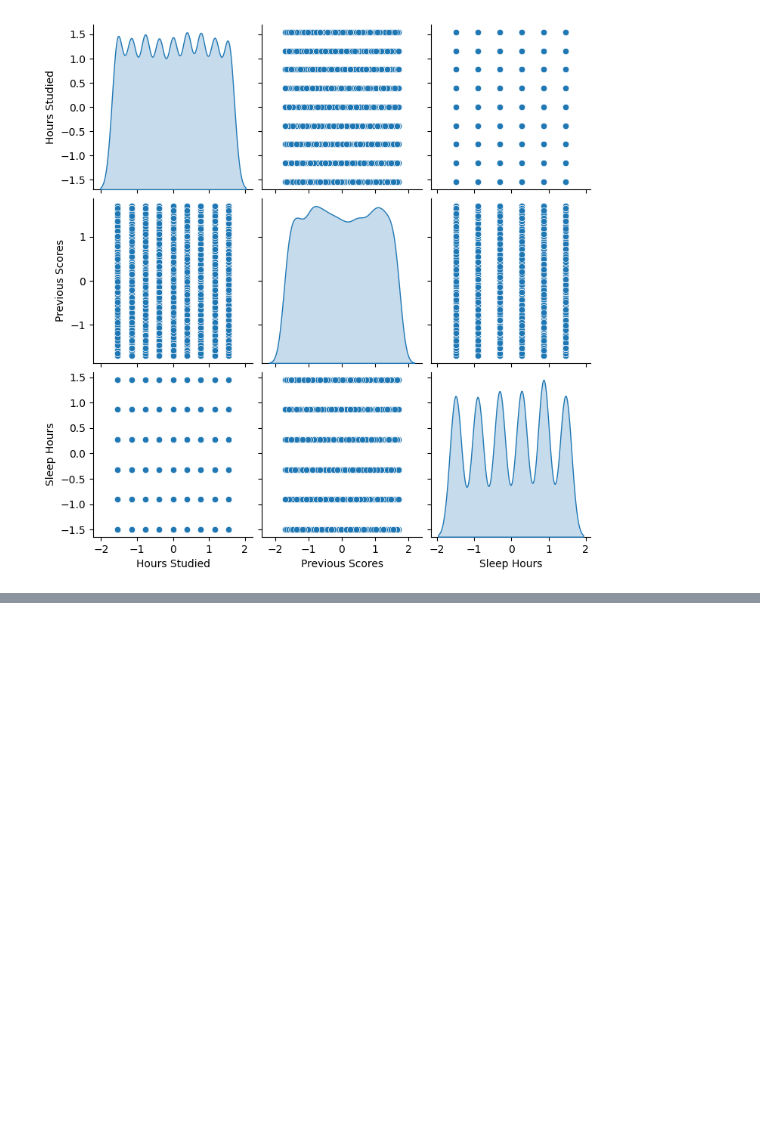
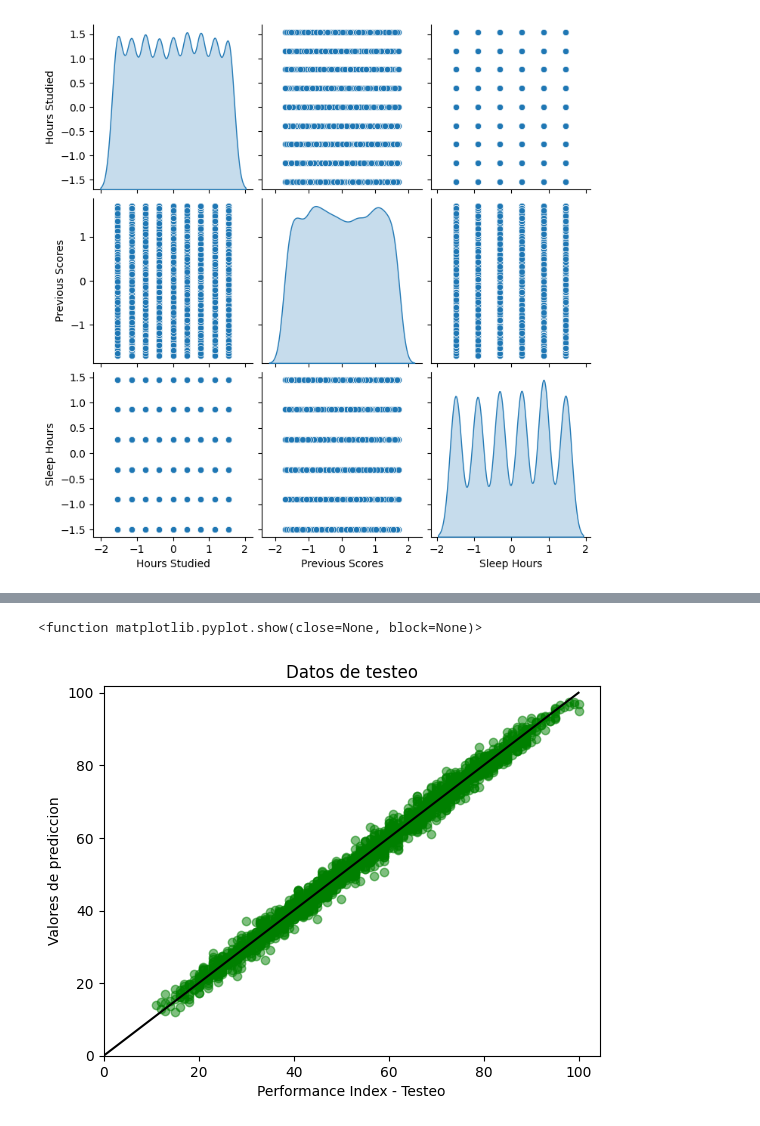
Before and after one commit to keltoi-dev/ejercicios_datamining, a Jupyter notebook: ejercicio_final/Fraga_TPF_Ejercicio1.ipynb, the cells around one changed output, grey strips where cells are left out. Saved outputs shown, nothing was run; the diff lists cells and outputs as text; code cells hidden in the pictures; blank space fills up the shorter version.

```diff
--- a/ejercicio_final/Fraga_TPF_Ejercicio1_b.ipynb
+++ b/ejercicio_final/Fraga_TPF_Ejercicio1.ipynb
@@ -135,0 +202,4 @@ Porcentaje de datos de test_________: 25.0
+# %%
+# Uso la instancia regresion_lineal para testear el modelo
+
+y_prediccion_test = regresion_lineal.predict(x_test)
@@ -135,0 +241,15 @@ Porcentaje de datos de test_________: 25.0
+# %%
+# Grafico los valores de resultado reales de testeo con los de prediccion de testeo
+
+plt.figure()
+plt.scatter(y_test, y_prediccion_test, color="green", alpha=0.5)
+plt.xlim([0,plt.xlim()[1]])
+plt.ylim([0,plt.ylim()[1]])
+_ = plt.plot([-100, 100], [-100, 100], color="black")
+plt.title("Datos de testeo")
+plt.xlabel("Performance Index - Testeo")
+plt.ylabel("Valores de prediccion")
+plt.show
+# %% [output]
+<function matplotlib.pyplot.show(close=None, block=None)>
+[figure, added]
```
Also changed, not shown: parts of 26 cells of this notebook, 3 other files.
